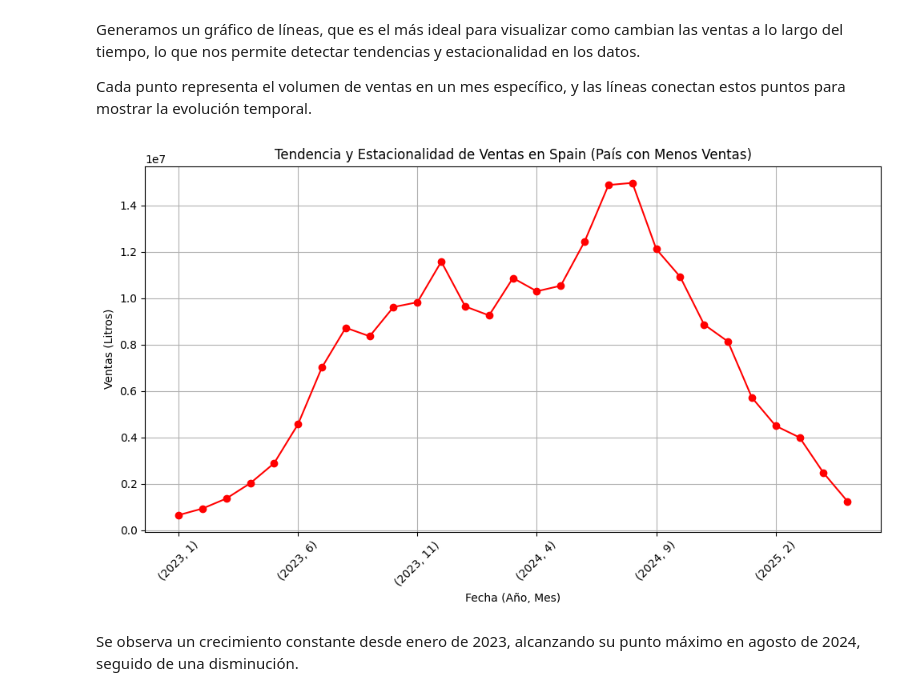
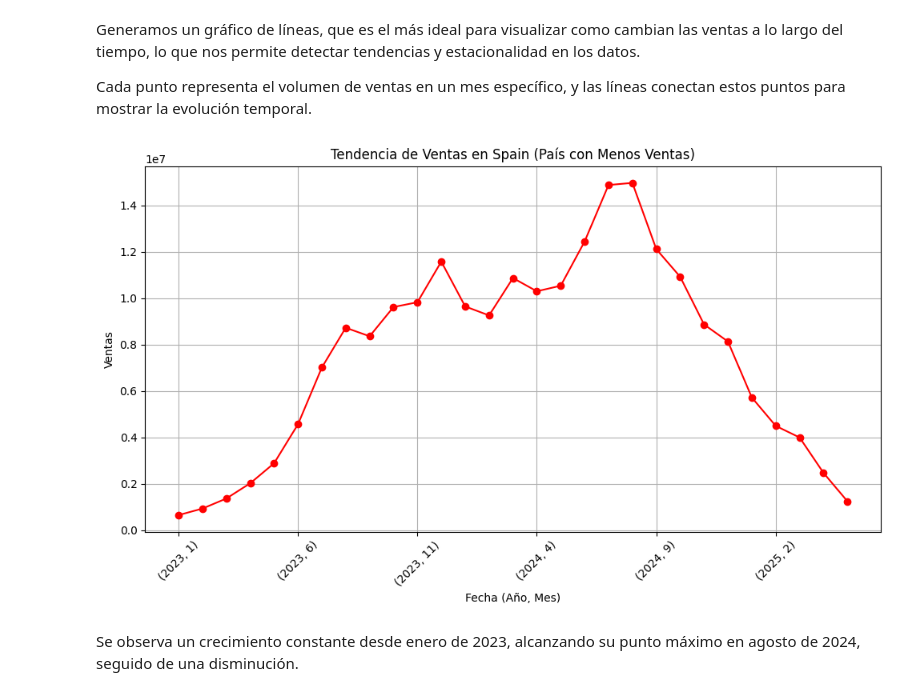
Before and after one commit to juliablaz2003/UFV_visualizacion, a Jupyter notebook: Ejercicios de clase/clase2_18oct.ipynb, the cells around one changed output. Cells and saved outputs as stored; diff of their text form; code cells hidden in the pictures.

```diff
--- a/Ejercicios de clase/clase2_18oct.ipynb
+++ b/Ejercicios de clase/clase2_18oct.ipynb
@@ -9,7 +9,7 @@ import pandas as pd
 import matplotlib.pyplot as plt
 
 # Enlace al archivo CSV en la versión "raw" de GitHub
-url = '/content/datos_ejercicio_ventas.csv'
+url = 'https://raw.githubusercontent.com/juliablaz2003/UFV_visualizacion/refs/heads/main/Ejercicios%20de%20clase/datos_ejercicio_ventas.csv?token=GHSAT0AAAAAACY2AYSAW27PP5VZNATCBM5UZZM54IQ'
 
 # Leer el archivo CSV directamente desde GitHub
 df = pd.read_csv(url, sep = ',')
@@ -360,17 +360,17 @@ Generamos un gráfico de líneas, que es el más ideal para visualizar como camb
 
 Cada punto representa el volumen de ventas en un mes específico, y las líneas conectan estos puntos para mostrar la evolución temporal.
 # %%
-# Gráfico de tendencia y estacionalidad para el país con menos ventas
+# Gráfico de tendencia para el país con menos ventas
 plt.figure(figsize=(10, 6))
 ventas_pais_menos.plot(kind='line', marker='o', color='red')
-plt.title(f'Tendencia y Estacionalidad de Ventas en {pais_menos_ventas} (País con Menos Ventas)')
+plt.title(f'Tendencia de Ventas en {pais_menos_ventas} (País con Menos Ventas)')
 plt.xlabel('Fecha (Año, Mes)')
-plt.ylabel('Ventas (Litros)')
+plt.ylabel('Ventas')
 plt.xticks(rotation=45)
 plt.grid(True)
 plt.tight_layout()
 plt.show()
 # %% [output]
-[figure, old version]
+[figure, new version]
 # %% [markdown]
 Se observa un crecimiento constante desde enero de 2023, alcanzando su punto máximo en agosto de 2024, seguido de una disminución.
```
Also changed, not shown: parts of 5 cells of this notebook.
